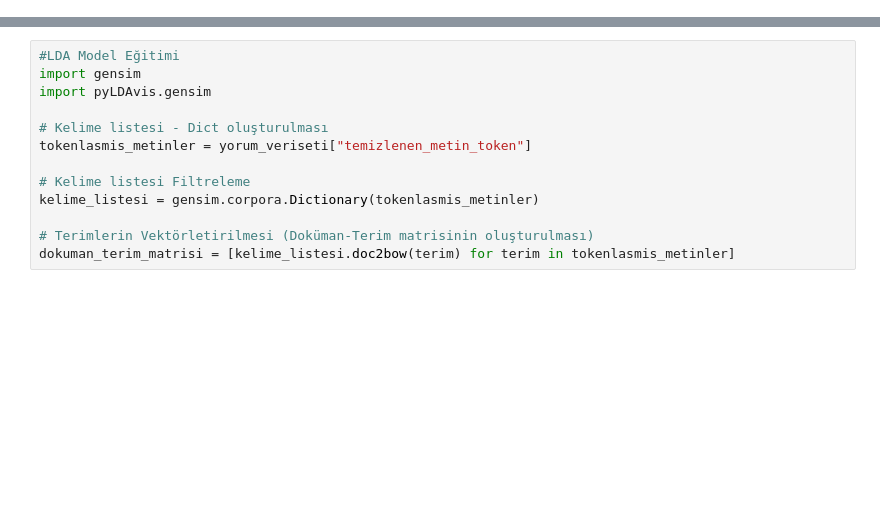
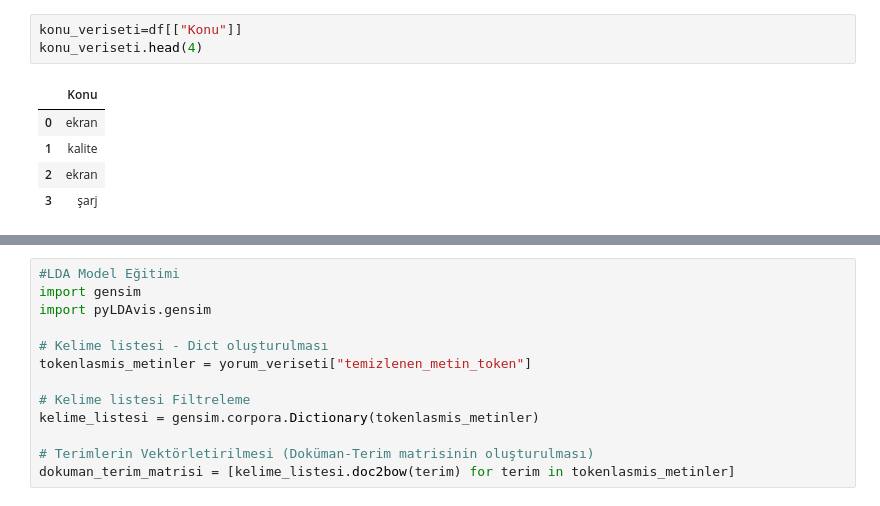
Before and after one commit to ssedayzc/Analysis-of-E-Commerce-Product-Reviews-with-NLP, a Jupyter notebook: topic-modelling2.ipynb, the cells around one changed output, grey strips where cells are left out. Drawn from its saved outputs; the diff is of its cells as text; blank space fills up the shorter version.

```diff
--- a/topic-modelling2.ipynb
+++ b/topic-modelling2.ipynb
@@ -21,2 +23,11 @@ yorum_veriseti.head(3)
+# %%
+konu_veriseti=df[["Konu"]]
+konu_veriseti.head(4)
+# %% [output]
+|  | Konu |
+| 0 | ekran |
+| 1 | kalite |
+| 2 | ekran |
+| 3 | şarj |
 # %%
 #veri temizleme işlemi için bir fonksiyon hazırlanması
```
Also changed, not shown: parts of 9 cells of this notebook, 2 other files.
